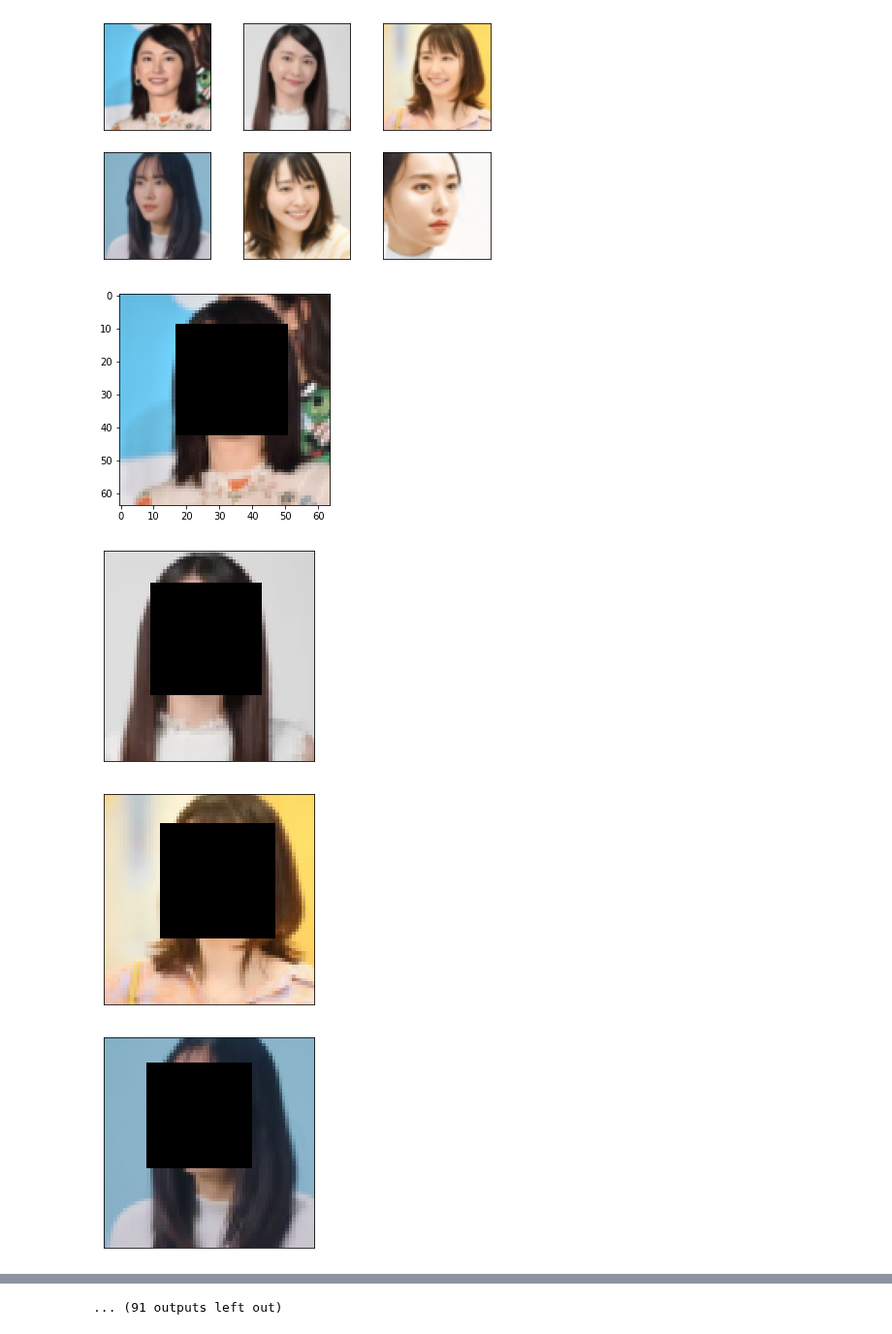
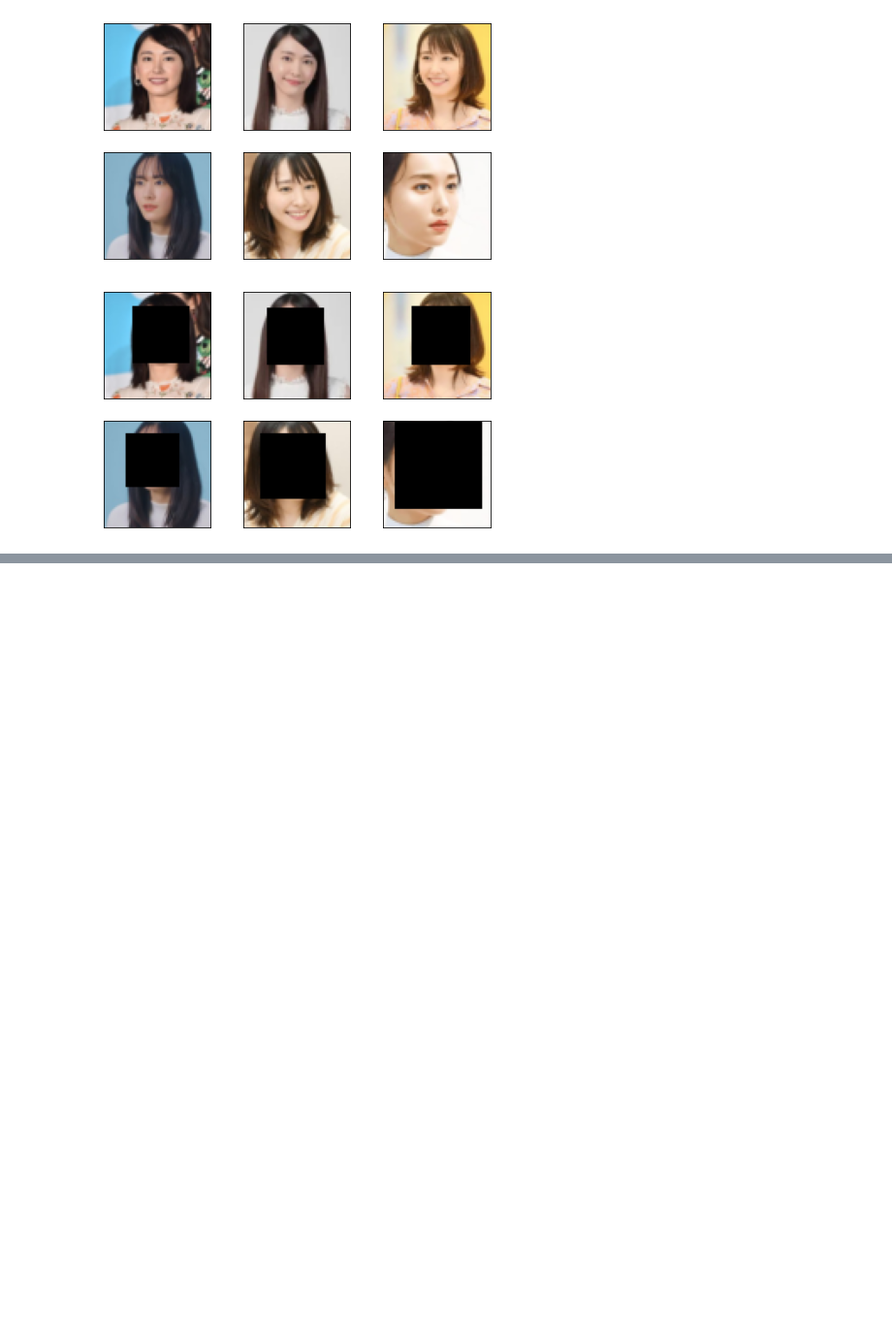
Before and after one commit to m3gofriends/My-Machine-and-Deep-Learning-Template-main, a Jupyter notebook: PyTorch/AutoEncoder/AutoEncoder_FaceSwap/AutoEncoder_FaceSwap.ipynb, the cells around one changed output, grey strips where cells are left out. Shown at 97% size. Saved outputs shown, nothing was run; the diff lists cells and outputs as text; code cells hidden in the pictures; blank space fills up the shorter version.

```diff
--- a/PyTorch/AutoEncoder/AutoEncoder_FaceSwap/AutoEncoder_FaceSwap.ipynb
+++ b/PyTorch/AutoEncoder/AutoEncoder_FaceSwap/AutoEncoder_FaceSwap.ipynb
@@ -100,11 +95,10 @@ for i in range(6):
 [figure]
 # %%
 fig = plt.figure()
-for i in range(102):
-  #plt.subplot(2,3,i+1)
-  #plt.tight_layout()
+for i in range(6):
+  plt.subplot(2,3,i+1)
+  plt.tight_layout()
   plt.imshow(transforms.ToPILImage()(crop_face(A_train_set[i][0])))
-  plt.show()
   plt.xticks([])
   plt.yticks([])
 # %% [output]
@@ -142,15 +124,11 @@ for i in range(6):
 [figure]
 # %%
 fig = plt.figure()
-for i in range(102):
-  #plt.subplot(2,3,i+1)
-  #plt.tight_layout()
+for i in range(6):
+  plt.subplot(2,3,i+1)
+  plt.tight_layout()
   plt.imshow(transforms.ToPILImage()(crop_face(B_train_set[i][0])))
-  plt.show()
   plt.xticks([])
   plt.yticks([])
 # %% [output]
-[figure, old version]
+[figure, new version]
-[figure, removed]
-[figure, removed]
-[figure, removed]
@@ -165,2 +135 @@ for i in range(102):
-... (91 outputs left out)
 # %%
```
Also changed, not shown: parts of 9 cells of this notebook.
